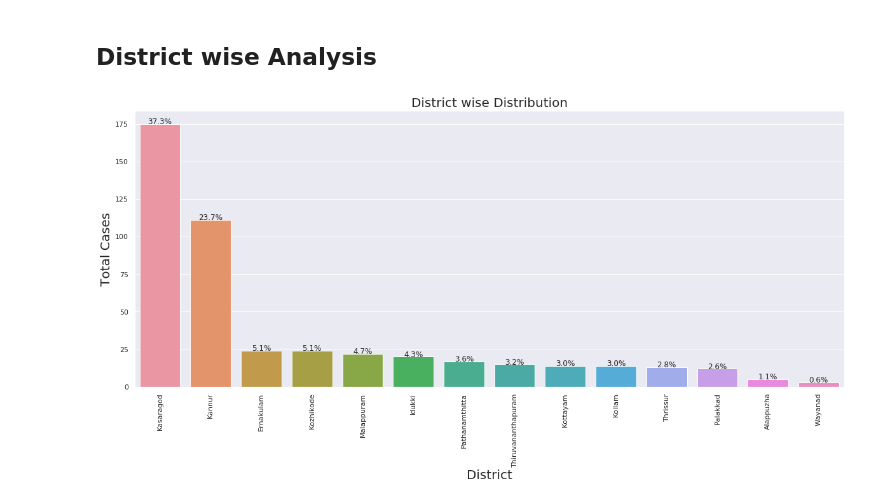
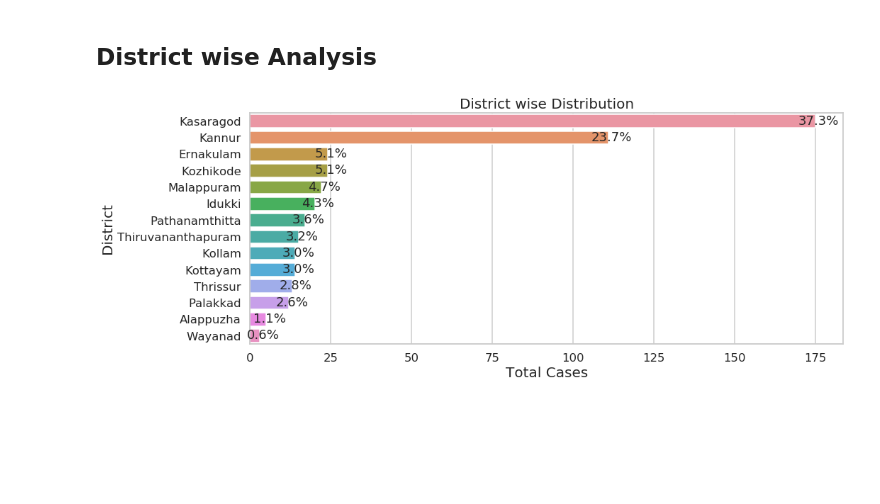
Before and after one commit to bankanikhil29/-Covid-19-in-Indian-State, a Jupyter notebook: Covid-19 in Kerala.ipynb, the cells around one changed output. Drawn from its saved outputs; the diff is of its cells as text; code cells hidden in the pictures; blank space fills up the shorter version.

```diff
--- a/Covid-19 in Kerala.ipynb
+++ b/Covid-19 in Kerala.ipynb
@@ -87,17 +104,30 @@ for i in range(order2.shape[0]):
 # %% [markdown]
 ##                        District wise Analysis
-# %%
-plt.figure(figsize=(20,8))
-sns.color_palette("husl")
-sns.countplot(data=df_data_state,x='district',order=df_data_state['district'].value_counts().index)
-plt.title('District wise Distribution',fontsize = 20)
-plt.xlabel('District',fontsize = 20 )
-plt.ylabel('Total Cases',fontsize = 20)
-order2 = df_data_state['district'].value_counts()
-plt.xticks(rotation = 90)
-for i in range(order2.shape[0]):
-    count = order2[i]
-    strt='{:0.1f}%'.format(100*count / df_data_state.district.dropna().count() )
-    plt.text(i,count,strt,ha='center')
-# %% [output]
-[figure, removed]
+# %%
+num_of_dist = 15
+
+
+df_data_state['district'].replace('', np.nan, inplace=True)
+df3=df_data_state.groupby(['district']).count()
+df3.reset_index(inplace=True)
+plt.figure(figsize=(15,6))
+df4=df3.sort_values('patientId',ascending=False)
+df4=df4.head(num_of_dist)
+ax = sns.barplot(data=df4,x='patientId',y='district')
+plt.title('District wise Distribution',fontsize = 20)
+plt.ylabel('District',fontsize = 20 )
+plt.xlabel('Total Cases',fontsize = 20)
+
+order2 = df_data_state['district'].value_counts()
+order2 = order2.head(num_of_dist)
+
+total = df_data_state.district.dropna().count()
+for p in ax.patches:
+    width = p.get_width()
+    ax.text(p.get_x()+p.get_width()+1,
+             p.get_y() +0.6,
+            '{:1.1f}%'.format(100*width/total),
+            ha="center")
+plt.show()
+# %% [output]
+[figure, added]
```
Also changed, not shown: parts of 14 cells of this notebook.
